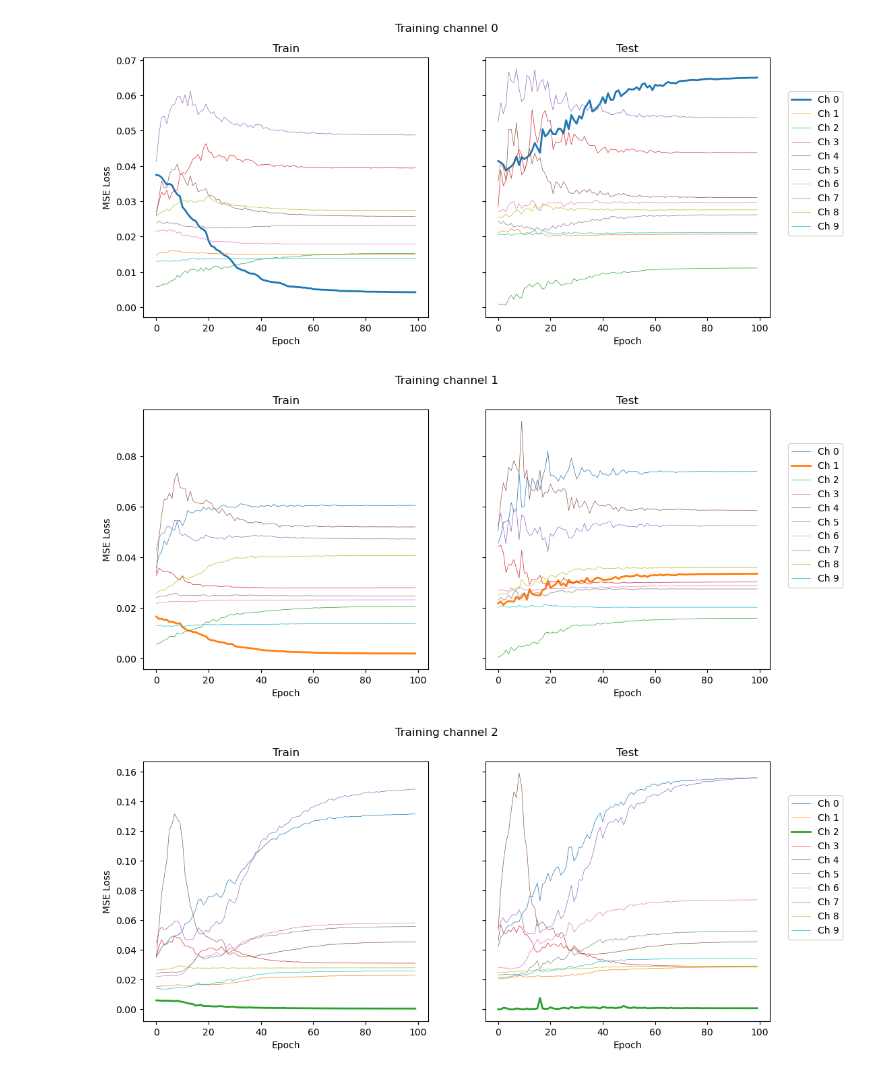
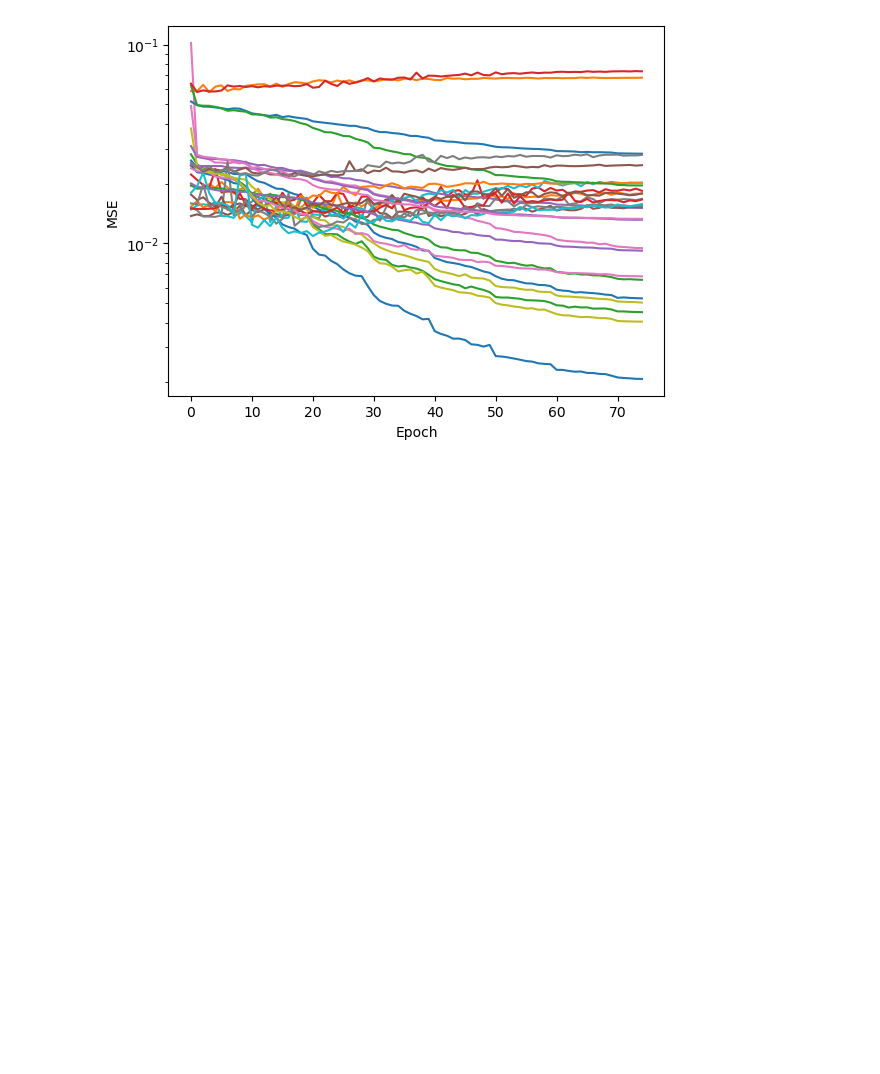
Before and after one commit to darikg/diffusion-net, a Jupyter notebook: experiments/regression_0/compare_channels.ipynb, the cells around one changed output. Cells and saved outputs as stored; diff of their text form; code cells hidden in the pictures; blank space fills up the shorter version.

```diff
--- a/experiments/regression_0/compare_channels.ipynb
+++ b/experiments/regression_0/compare_channels.ipynb
@@ -11,5 +11,7 @@ import pyvista as pv
 from scipy.stats import pearsonr
 # %%
 file = Path(r"D:\resynth\run_09_10\run00009_resynth\2025-08-19-10-25-45\opts_and_metadata.pt")
+file = Path(r"D:\resynth\run_51_52\run00051_resynth\2025-08-24-14-51-34\opts_and_metadata.pt")
+file = Path(r"D:\resynth\run_51_52\run00051_resynth\2025-08-26-09-57-38\opts_and_metadata.pt")
 readers = Readers.from_file(file)
 # %%
@@ -67,7 +63,6 @@ array([<Axes: title={'center': 'Train (r = 0.71)'}, xlabel='Observed response',
 # %%
 for r in readers:
-    r.plot_channel_training()
+    # r.plot_channel_training()
+    r.plot_training()
 # %% [output]
-[figure, old version]
+[figure, new version]
-[figure, removed]
-[figure, removed]
```
Also changed, not shown: parts of 7 cells of this notebook, 6 other files.
